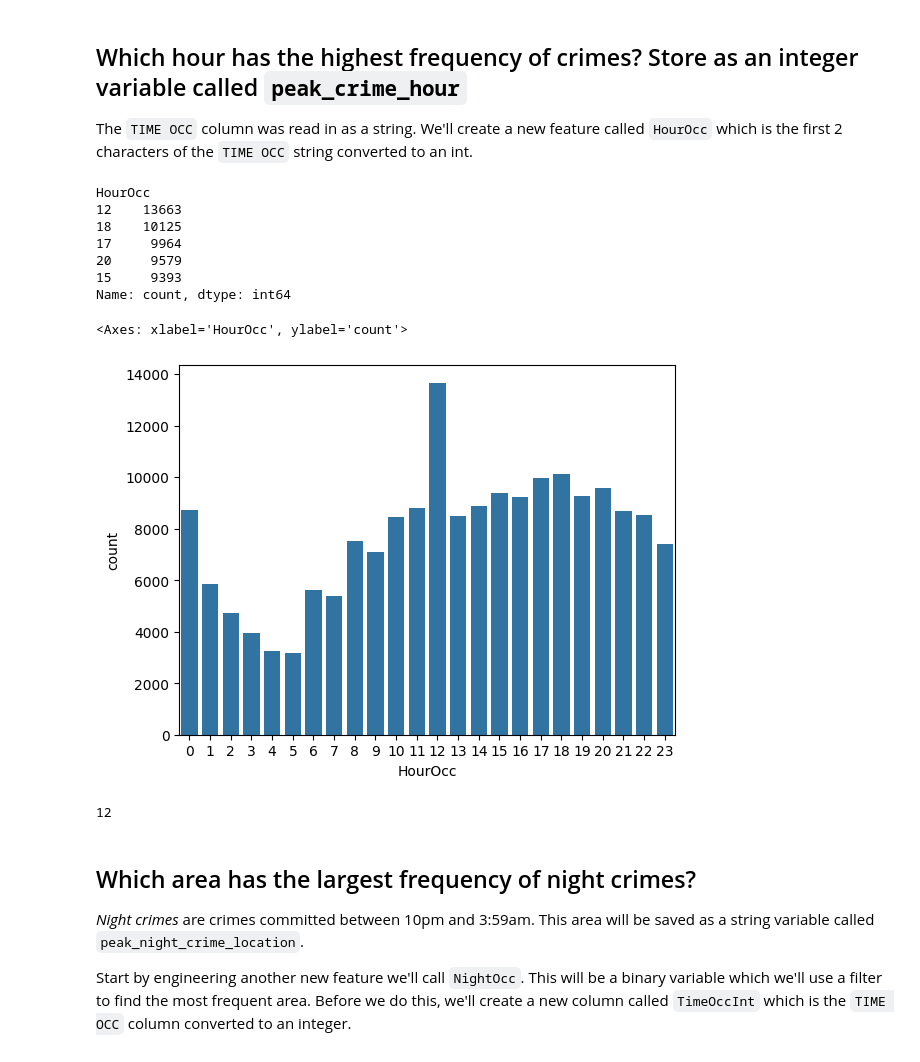
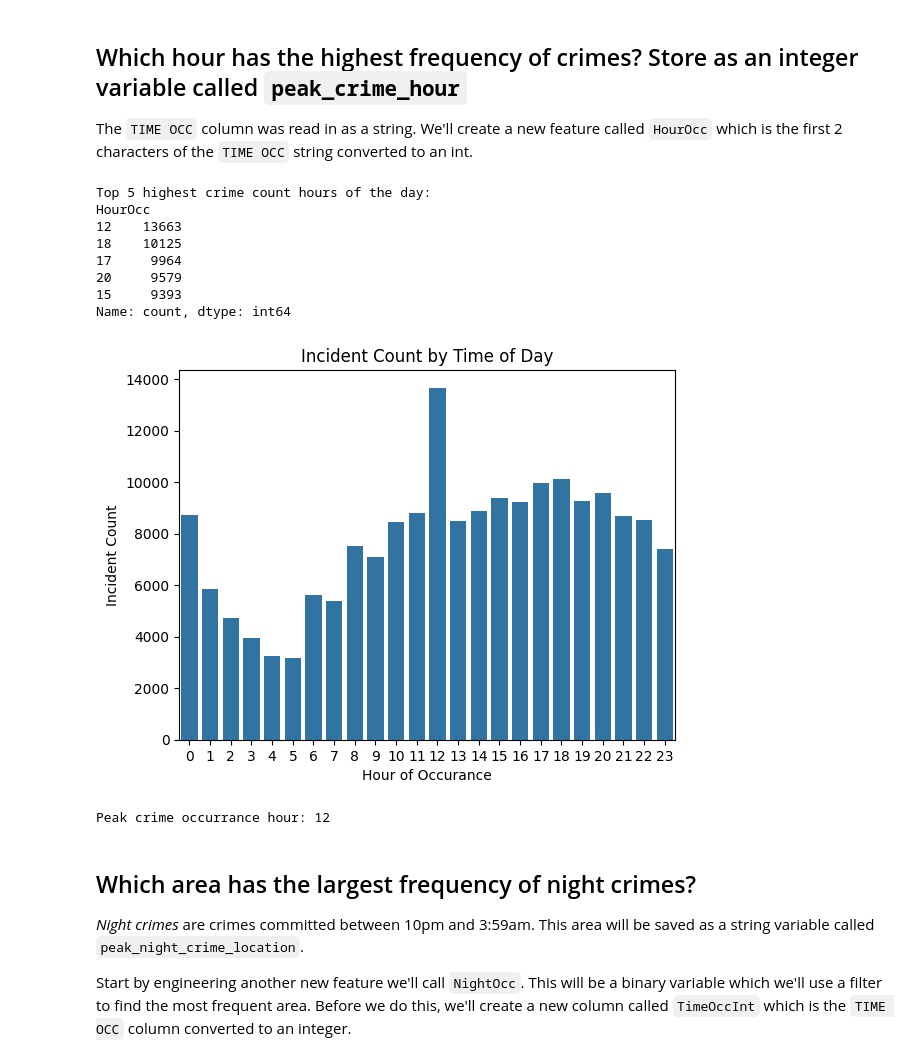
Before and after one commit to MichaelSzczepaniak/DSPortfolio, a Jupyter notebook: LA_crime/LA_crime.ipynb, the cells around one changed output. Saved outputs shown, nothing was run; the diff lists cells and outputs as text; code cells hidden in the pictures.

```diff
--- a/LA_crime/LA_crime.ipynb
+++ b/LA_crime/LA_crime.ipynb
@@ -105,23 +105,29 @@ The `TIME OCC` column was read in as a string. We'll create a new feature called
 # %%
 crimes["HourOcc"] = crimes["TIME_OCC"].str[:2].astype(int)
 hour_counts = crimes["HourOcc"].value_counts()
-print(hour_counts[:5])
-sns.countplot(data=crimes, x="HourOcc")
+print("Top 5 highest crime count hours of the day:")
+print(hour_counts[:5], '\n')
+g = sns.countplot(data=crimes, x="HourOcc")
+g.set_xlabel("Hour of Occurance")
+g.set_ylabel("Incident Count")
+g.set_title("Incident Count by Time of Day")
+
+plt.show()
 # %% [output]
+Top 5 highest crime count hours of the day:
 HourOcc
 12    13663
 18    10125
 17     9964
 20     9579
 15     9393
 Name: count, dtype: int64
-<Axes: xlabel='HourOcc', ylabel='count'>
-[figure, old version]
+[figure, new version]
 # %%
 peak_crime_hour = hour_counts.index[0]
-print(peak_crime_hour)
+print(f"Peak crime occurrance hour: {peak_crime_hour}")
 # %% [output]
-12
+Peak crime occurrance hour: 12
 # %% [markdown]
 ## Which area has the largest frequency of night crimes?
 
```
Also changed, not shown: parts of 5 cells of this notebook.
